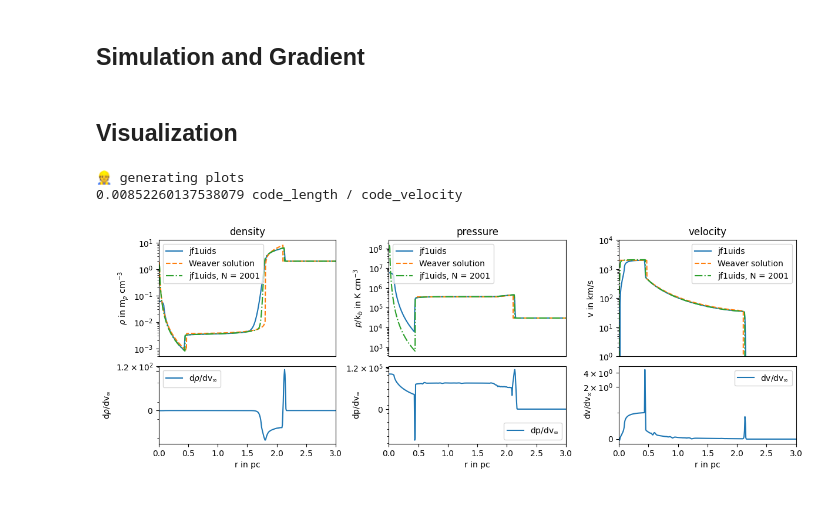
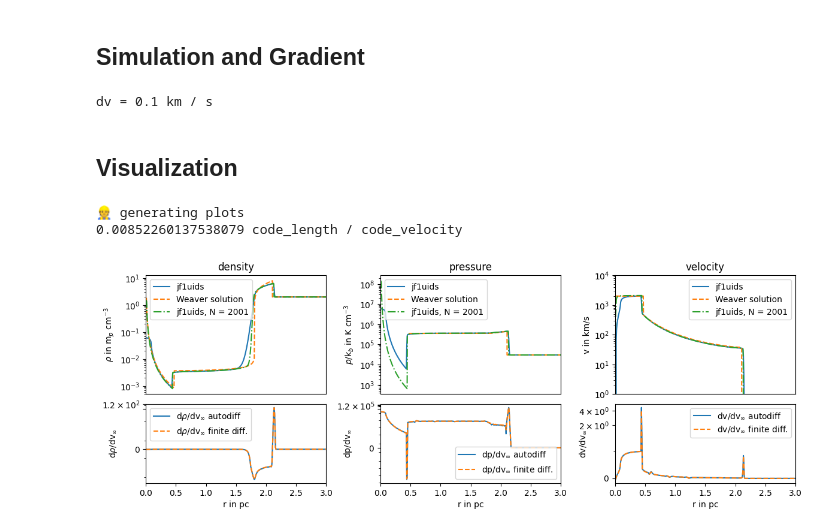
Before and after one commit to leo1200/jf1uids, a Jupyter notebook: notebooks/gradients_through_stellar_wind.ipynb, the cells around one changed output. Drawn from its saved outputs; the diff is of its cells as text; code cells hidden in the pictures; blank space fills up the shorter version.

```diff
--- a/notebooks/gradients_through_stellar_wind.ipynb
+++ b/notebooks/gradients_through_stellar_wind.ipynb
@@ -168,16 +167,18 @@ final_state = time_integration(initial_state, config, params, helper_data)
 # high res final state
 final_state_high_res = time_integration(initial_state_high_res, config_high_res, params_high_res, helper_data_high_res)
 
-vel_sens = jax.jacfwd(lambda velocity: time_integration(initial_state, config, SimulationParams(
-    C_cfl=params.C_cfl,
-    dt_max=params.dt_max,
-    gamma=params.gamma,
-    t_end=params.t_end,
-    wind_params=WindParams(
-        wind_mass_loss_rate=params.wind_params.wind_mass_loss_rate,
-        wind_final_velocity=velocity
-    )
-), helper_data))(params.wind_params.wind_final_velocity)
+def integrator(velocity):
+    return time_integration(initial_state, config, SimulationParams(C_cfl=params.C_cfl, dt_max=params.dt_max, gamma=params.gamma, t_end=params.t_end, wind_params=WindParams(wind_mass_loss_rate=params.wind_params.wind_mass_loss_rate, wind_final_velocity=velocity)), helper_data)
+
+vel_sens = jax.jacfwd(integrator)(params.wind_params.wind_final_velocity)
+
+# calculate the finite difference derivative
+dv = 0.1
+# print dv in km/s
+print(f"dv = {(dv * code_units.code_velocity).to(u.km/u.s)}")
+vel_sens_fd = (integrator(params.wind_params.wind_final_velocity + dv) - integrator(params.wind_params.wind_final_velocity - dv)) / (2 * dv)
+# %% [output]
+dv = 0.1 km / s
 # %% [markdown]
 ## Visualization
 # %%
@@ -266,20 +267,24 @@ def plot_weaver_comparison(axs, final_state, params, helper_data, code_units, rh
     # show legend upper left
     axs[2].legend(loc="upper right")
 
-def sensitivity_plot(axs, vel_sens):
+def sensitivity_plot(axs, vel_sens, vel_sens_fd):
 
     rho_sens_vel, vel_sens_vel, p_sens_vel = vel_sens
+    rho_sens_vel_fd, vel_sens_vel_fd, p_sens_vel_fd = vel_sens_fd
     r = helper_data.geometric_centers * code_units.code_length
 
-    axs[0].plot(r.to(u.parsec), rho_sens_vel, label=r"d$\rho$/dv$_\infty$")
+    axs[0].plot(r.to(u.parsec), rho_sens_vel, label=r"d$\rho$/dv$_\infty$ autodiff")
+    axs[0].plot(r.to(u.parsec), rho_sens_vel_fd, "--", label=r"d$\rho$/dv$_\infty$ finite diff.")
     axs[0].set_ylabel(r"d$\rho$/dv$_\infty$")
     axs[0].legend(loc = "upper left")
     axs[0].tick_params(axis='y')
     axs[0].set_yscale('symlog')
     axs[0].set_xlim(0, 3)
     axs[0].set_xlabel("r in pc")
+    axs[0].yaxis.set_label_coords(-0.15, 0.5)
 
-    axs[1].plot(r.to(u.parsec), p_sens_vel, label=r"dp/dv$_\infty$")
+    axs[1].plot(r.to(u.parsec), p_sens_vel, label=r"dp/dv$_\infty$ autodiff")
+    axs[1].plot(r.to(u.parsec), p_sens_vel_fd, "--", label=r"dp/dv$_\infty$ finite diff.")
     axs[1].set_ylabel(r"dp/dv$_\infty$")
     axs[1].legend(loc = "lower right")
     axs[1].tick_params(axis='y')
@@ -288,34 +293,37 @@ def sensitivity_plot(axs, vel_sens):
     axs[1].set_xlabel("r in pc")
     axs[1].yaxis.set_label_coords(-0.15, 0.5)
 
-    axs[2].plot(r.to(u.parsec), vel_sens_vel, label=r"dv/dv$_\infty$")
+    axs[2].plot(r.to(u.parsec), vel_sens_vel, label=r"dv/dv$_\infty$ autodiff")
+    axs[2].plot(r.to(u.parsec), vel_sens_vel_fd, "--", label=r"dv/dv$_\infty$ finite diff.")
     axs[2].set_ylabel(r"dv/dv$_\infty$")
     axs[2].legend(loc = "upper right")
     axs[2].tick_params(axis='y')
     axs[2].set_yscale('symlog')
     axs[2].set_xlim(0, 3)
     axs[2].set_xlabel("r in pc")
     axs[2].yaxis.set_label_coords(-0.15, 0.5)
 
     axs[0].yaxis.set_major_locator(plt.MaxNLocator(3))
     axs[1].yaxis.set_major_locator(plt.MaxNLocator(6))
     axs[2].yaxis.set_major_locator(plt.MaxNLocator(3))
 
 
 fig = plt.figure(figsize=(14, 4.5))
 
 gs = GridSpec(2, 3, height_ratios=[3, 2], figure=fig, hspace=0.1, wspace=0.3)
 
 axs_upper = [fig.add_subplot(gs[0, i]) for i in range(3)]
 axs_lower = [fig.add_subplot(gs[1, i]) for i in range(3)]
 
 plot_weaver_comparison(axs_upper, final_state, params, helper_data, code_units, rho_0, p_0)
-sensitivity_plot(axs_lower, vel_sens)
+sensitivity_plot(axs_lower, vel_sens, vel_sens_fd)
 
 plt.tight_layout()
 
-plt.savefig("figures/gradients_through_stellar_wind.png")
+# TODO: add finite difference here
+
+plt.savefig("figures/gradients_through_stellar_wind.pdf", bbox_inches="tight")
 # %% [output]
 👷 generating plots
 0.00852260137538079 code_length / code_velocity
-[figure, old version]
+[figure, new version]
```
Also changed, not shown: parts of 1 cell of this notebook, 8 other files.
